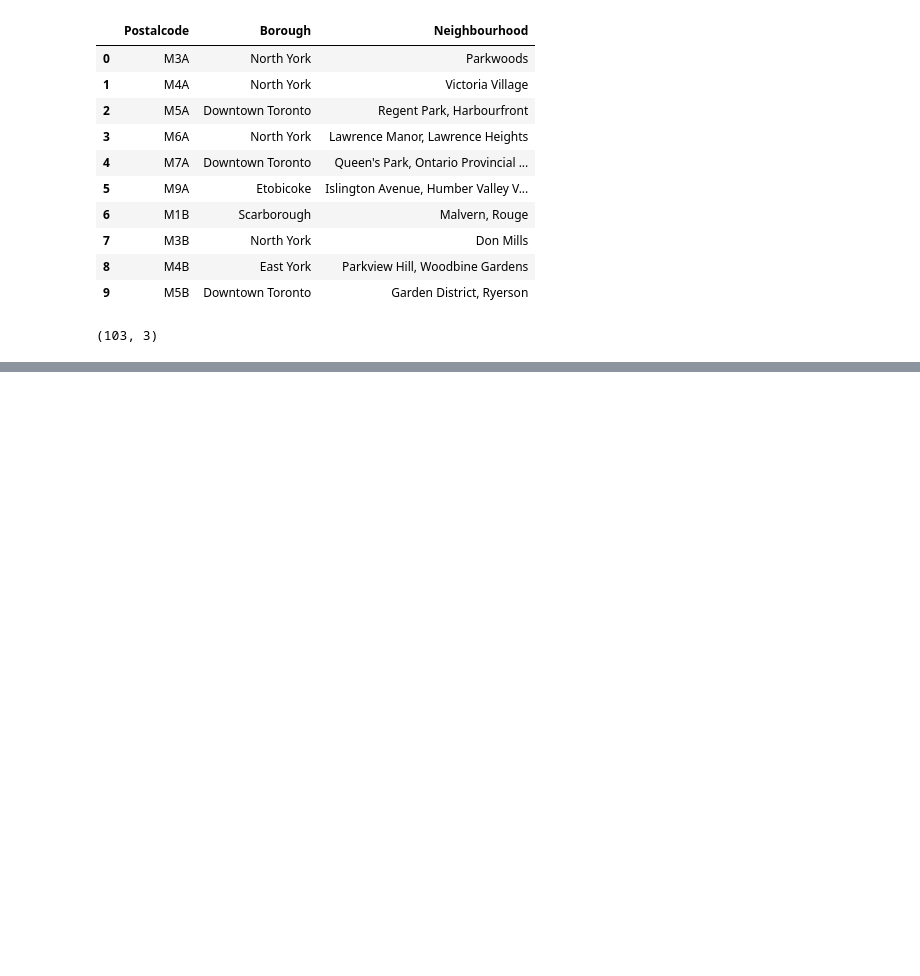
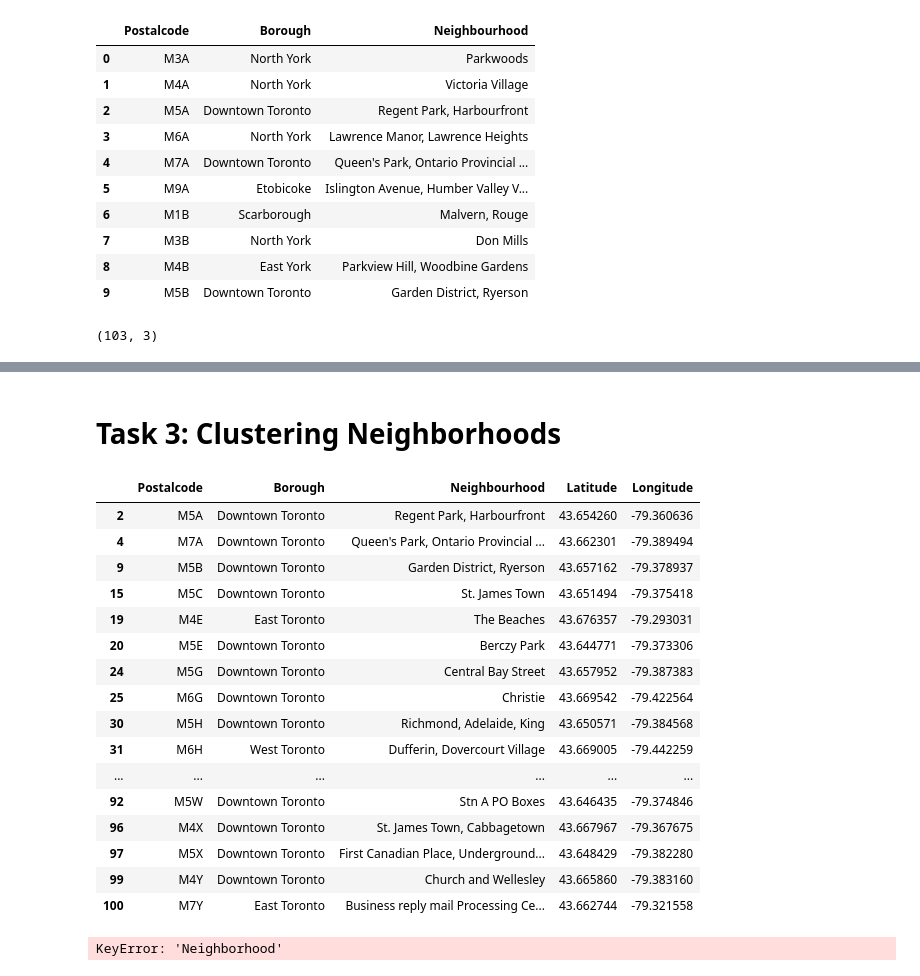
Before and after one commit to Brighton94/data-science-capstone-project, a Jupyter notebook: Segmenting and Clustering Neighborhoods in Toronto.ipynb, the cells around one changed output, grey strips where cells are left out. Drawn from its saved outputs; the diff is of its cells as text; code cells hidden in the pictures; blank space fills up the shorter version.

```diff
--- a/Segmenting and Clustering Neighborhoods in Toronto.ipynb
+++ b/Segmenting and Clustering Neighborhoods in Toronto.ipynb
@@ -143,0 +146,3 @@ df_1.shape
+# %%
+geo_coord = pd.read_csv('https://cocl.us/Geospatial_data')
+geo_coord.head()
@@ -143,0 +158,7 @@ df_1.shape
+# %%
+#renamaing columns to get rid of spaces
+geo_coord=geo_coord.rename(columns={'Postal Code':'Postalcode'})
+
+#Join matching
+df_geo=pd.merge(df_1, geo_coord, how='left', on='Postalcode')
+df_geo.head()
@@ -143,0 +172,23 @@ df_1.shape
+# %% [markdown]
+# Task 3: Clustering Neighborhoods
+# %%
+df_toronto = df_geo[df_geo['Borough'].str.contains('Toronto',regex=False)]
+df_toronto
+# %% [output]
+|  | Postalcode | Borough | Neighbourhood | Latitude | Longitude |
+| 2 | M5A | Downtown Toronto | Regent Park, Harbourfront | 43.654260 | -79.360636 |
+| 4 | M7A | Downtown Toronto | Queen's Park, Ontario Provincial ... | 43.662301 | -79.389494 |
+| 9 | M5B | Downtown Toronto | Garden District, Ryerson | 43.657162 | -79.378937 |
+| 15 | M5C | Downtown Toronto | St. James Town | 43.651494 | -79.375418 |
+| 19 | M4E | East Toronto | The Beaches | 43.676357 | -79.293031 |
+| 20 | M5E | Downtown Toronto | Berczy Park | 43.644771 | -79.373306 |
+| 24 | M5G | Downtown Toronto | Central Bay Street | 43.657952 | -79.387383 |
+| 25 | M6G | Downtown Toronto | Christie | 43.669542 | -79.422564 |
+| 30 | M5H | Downtown Toronto | Richmond, Adelaide, King | 43.650571 | -79.384568 |
+| 31 | M6H | West Toronto | Dufferin, Dovercourt Village | 43.669005 | -79.442259 |
+| ... | ... | ... | ... | ... | ... |
+| 92 | M5W | Downtown Toronto | Stn A PO Boxes | 43.646435 | -79.374846 |
+| 96 | M4X | Downtown Toronto | St. James Town, Cabbagetown | 43.667967 | -79.367675 |
+| 97 | M5X | Downtown Toronto | First Canadian Place, Underground... | 43.648429 | -79.382280 |
+| 99 | M4Y | Downtown Toronto | Church and Wellesley | 43.665860 | -79.383160 |
+| 100 | M7Y | East Toronto | Business reply mail Processing Ce... | 43.662744 | -79.321558 |
@@ -143,0 +198,45 @@ df_1.shape
+# %%
+# create map of Toronto using latitude and longitude values
+map_toronto = folium.Map(location=[latitude, longitude], zoom_start=10)
+
+# add markers to map
+for lat, lng, borough, neighborhood in zip(df_geo['Latitude'], df_geo['Longitude'], df_geo['Borough'], df_geo['Neighborhood']):
+    label = '{}, {}'.format(neighborhood, borough)
+    label = folium.Popup(label, parse_html=True)
+    folium.CircleMarker(
+        [lat, lng],
+        radius=5,
+        popup=label,
+        color='blue',
+        fill=True,
+        fill_color='#3186cc',
+        fill_opacity=0.7,
+        parse_html=False).add_to(map_toronto)
+
+map_toronto
+
+# create map
+map_clusters = folium.Map(location=[latitude, longitude], zoom_start=11)
+
+# set color scheme for the clusters
+x = np.arange(kclusters)
+ys = [i + x + (i*x)**2 for i in range(kclusters)]
+colors_array = cm.rainbow(np.linspace(0, 1, len(ys)))
+rainbow = [colors.rgb2hex(i) for i in colors_array]
+
+# add markers to the map
+markers_colors = []
+for lat, lon, poi, cluster in zip(df_geo['Latitude'], df_geo['Longitude'], df_geo['Neighborhood'], df_geo['Cluster Labels']):
+    label = folium.Popup(str(poi) + ' Cluster ' + str(cluster), parse_html=True)
+    folium.CircleMarker(
+        [lat, lon],
+        radius=5,
+        popup=label,
+        color=rainbow[cluster-1],
+        fill=True,
+        fill_color=rainbow[cluster-1],
+        fill_opacity=0.7).add_to(map_clusters)
+
+map_clusters
+# %% [output]
+KeyError: 'Neighborhood'
```
Also changed, not shown: parts of 5 cells of this notebook.
